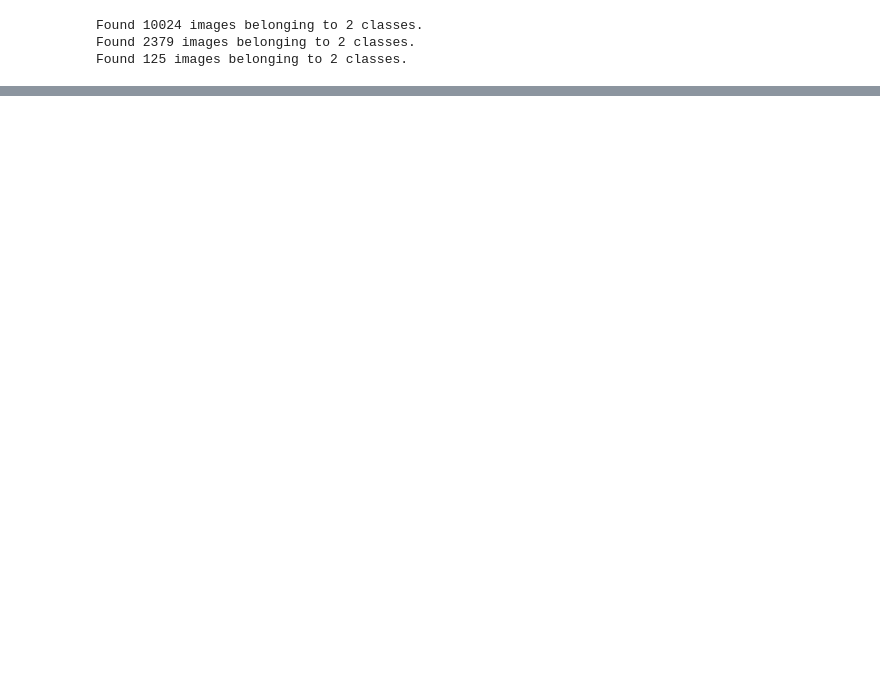
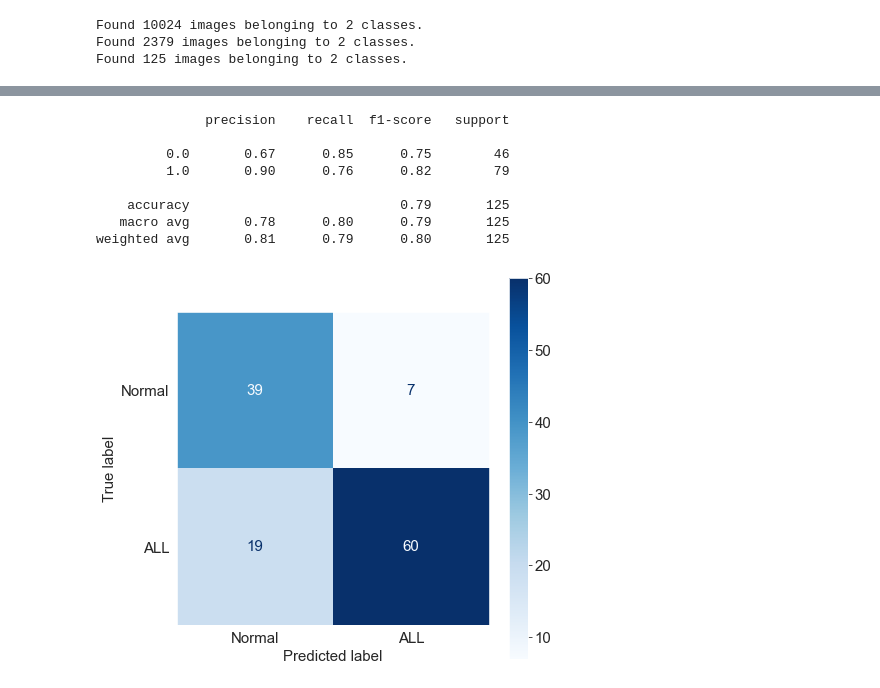
Before and after one commit to patrick-anastasio/Cancer-Image-Classification-Neural-Net, a Jupyter notebook: Notebook 1 of 2.ipynb, the cells around one changed output, grey strips where cells are left out. Saved outputs shown, nothing was run; the diff lists cells and outputs as text; code cells hidden in the pictures; blank space fills up the shorter version.

```diff
--- a/Notebook 1 of 2.ipynb
+++ b/Notebook 1 of 2.ipynb
@@ -816,0 +979,12 @@ weighted avg       0.53      0.55      0.54       125
+# %%
+plot_confusion_matrix(cnn_dropout_2, test_labels, test_images)
+# %% [output]
+              precision    recall  f1-score   support
+
+         0.0       0.67      0.85      0.75        46
+         1.0       0.90      0.76      0.82        79
+
+    accuracy                           0.79       125
+   macro avg       0.78      0.80      0.79       125
+weighted avg       0.81      0.79      0.80       125
+[figure, added]
```
Also changed, not shown: parts of 71 cells of this notebook.
